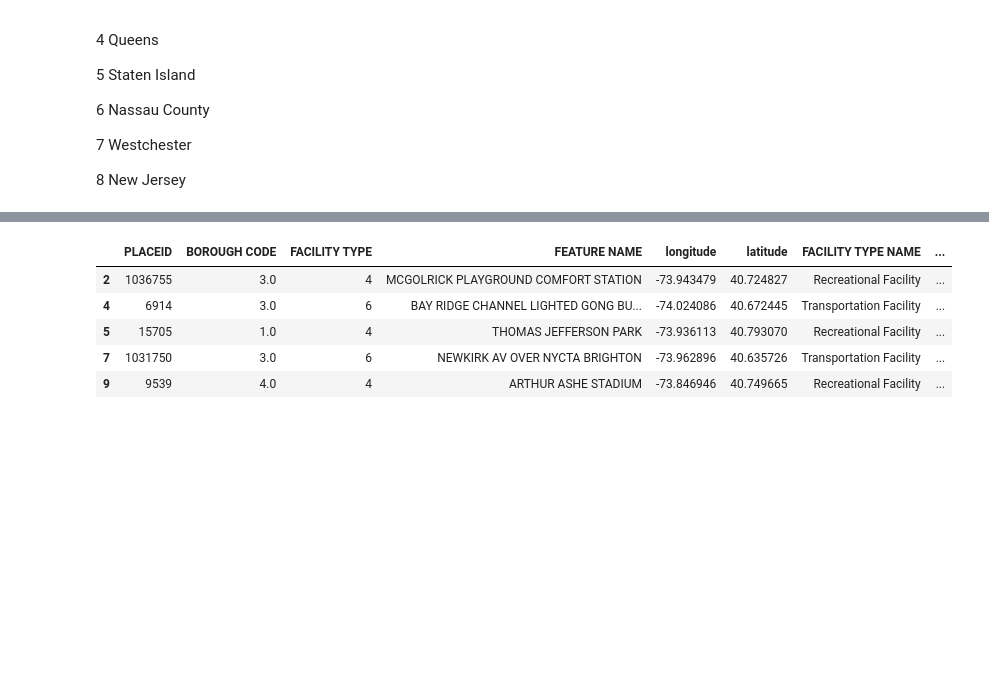
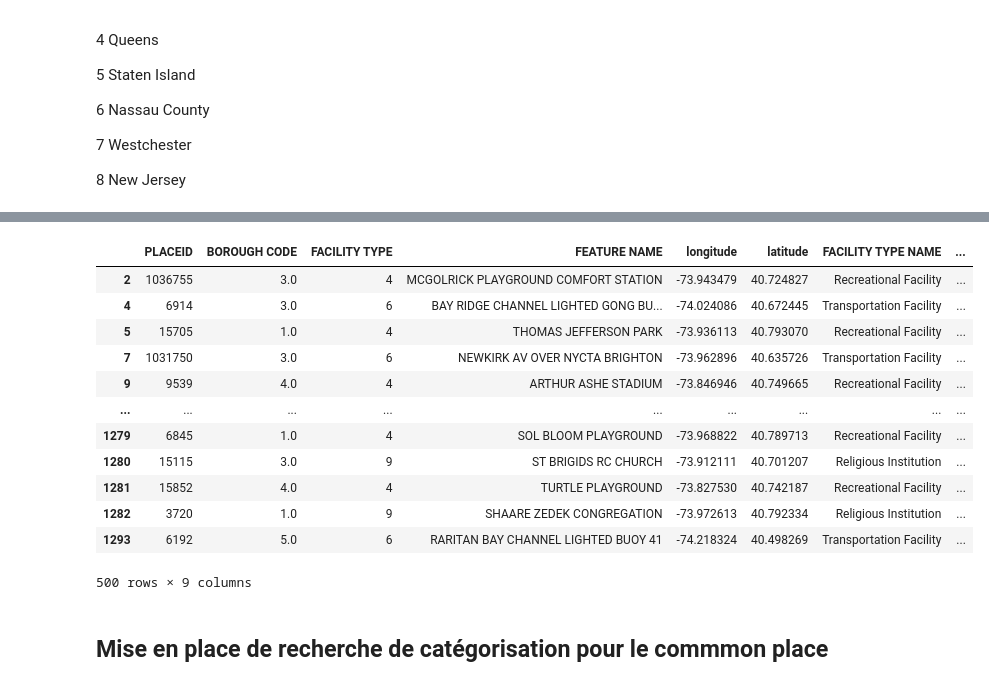
Before and after one commit to celinargy/unamur-certificat-datascience, a Jupyter notebook: IDASM103_visu/notebooks/commonPlace.ipynb, the cells around one changed output, grey strips where cells are left out. Cells and saved outputs as stored; diff of their text form; code cells hidden in the pictures; blank space fills up the shorter version.

```diff
--- a/IDASM103_visu/notebooks/commonPlace.ipynb
+++ b/IDASM103_visu/notebooks/commonPlace.ipynb
@@ -215,13 +215,22 @@ Data columns (total 9 columns):
 dtypes: float64(3), int64(2), object(4)
 memory usage: 634.4+ KB
 # %%
-df.head()
+df.head(500)
 # %% [output]
 |  | PLACEID | BOROUGH CODE | FACILITY TYPE | FEATURE NAME | longitude | latitude | FACILITY TYPE NAME | ... |
 | 2 | 1036755 | 3.0 | 4 | MCGOLRICK PLAYGROUND COMFORT STATION | -73.943479 | 40.724827 | Recreational Facility | ... |
 | 4 | 6914 | 3.0 | 6 | BAY RIDGE CHANNEL LIGHTED GONG BU... | -74.024086 | 40.672445 | Transportation Facility | ... |
 | 5 | 15705 | 1.0 | 4 | THOMAS JEFFERSON PARK | -73.936113 | 40.793070 | Recreational Facility | ... |
 | 7 | 1031750 | 3.0 | 6 | NEWKIRK AV OVER NYCTA BRIGHTON | -73.962896 | 40.635726 | Transportation Facility | ... |
 | 9 | 9539 | 4.0 | 4 | ARTHUR ASHE STADIUM | -73.846946 | 40.749665 | Recreational Facility | ... |
+| ... | ... | ... | ... | ... | ... | ... | ... | ... |
+| 1279 | 6845 | 1.0 | 4 | SOL BLOOM PLAYGROUND | -73.968822 | 40.789713 | Recreational Facility | ... |
+| 1280 | 15115 | 3.0 | 9 | ST BRIGIDS RC CHURCH | -73.912111 | 40.701207 | Religious Institution | ... |
+| 1281 | 15852 | 4.0 | 4 | TURTLE PLAYGROUND | -73.827530 | 40.742187 | Recreational Facility | ... |
+| 1282 | 3720 | 1.0 | 9 | SHAARE ZEDEK CONGREGATION | -73.972613 | 40.792334 | Religious Institution | ... |
+| 1293 | 6192 | 5.0 | 6 | RARITAN BAY CHANNEL LIGHTED BUOY 41 | -74.218324 | 40.498269 | Transportation Facility | ... |
+500 rows × 9 columns
 # %%
 df.to_csv('../data/processed/CommonPlaces.csv')
+# %% [markdown]
+## Mise en place de recherche de catégorisation pour le commmon place
```
Also changed, not shown: parts of 2 cells of this notebook.
